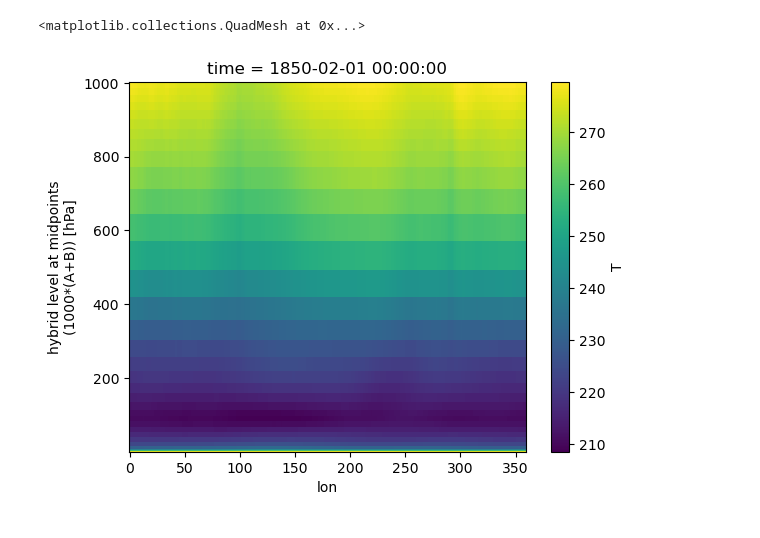
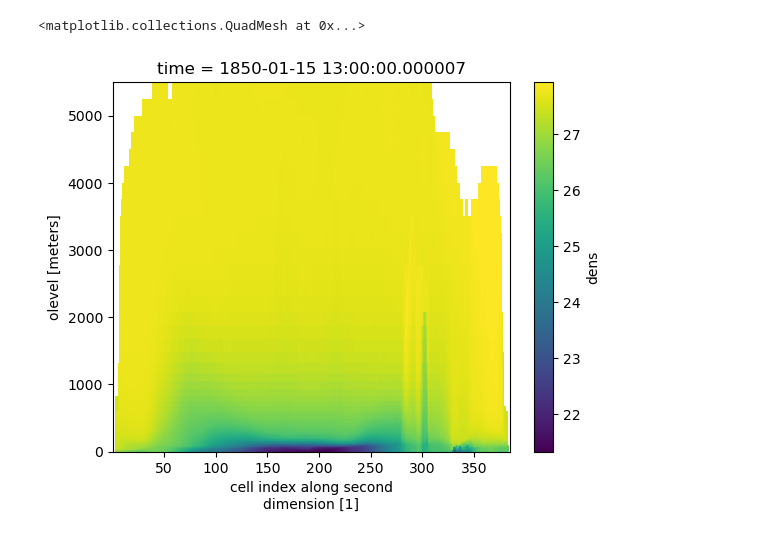
Before and after one commit to xCDAT/xcdat, a Jupyter notebook: docs/examples/regridding-vertical.ipynb, the cells around one changed output. Cells and saved outputs as stored; diff of their text form; code cells hidden in the pictures.

```diff
--- a/docs/examples/regridding-vertical.ipynb
+++ b/docs/examples/regridding-vertical.ipynb
@@ -91,13 +102,0 @@ We'll interpolate temperature onto surface pressure.
-# %%
-def atmosphere_hybrid_sigma_pressure_coordinate(a, b, p0, ps):
-    return a * p0 + b * ps
-
-terms = ds.cf.formula_terms["lev"]
-
-terms = {x: ds[y] for x, y in terms.items()}
-
-ds["pressure"] = atmosphere_hybrid_sigma_pressure_coordinate(**terms)
-
-output = ds.regridder.vertical('T', output_grid, tool='xgcm', method='linear', target_data="pressure")
-
-output.T.isel(time=0, lev=20).plot()
@@ -108,5 +103,7 @@ output.T.isel(time=0, lev=20).plot()
-# %%
-output.T.isel(time=0).mean(dim='lat').plot(x='lon')
-# %% [output]
-<matplotlib.collections.QuadMesh at 0x...>
-[figure, removed]
+# %%
+ds["dens"] = gsw.sigma0(ds.so, ds.thetao)
+
+ds.dens.isel(time=0).mean(dim="nlon").plot()
+# %% [output]
+<matplotlib.collections.QuadMesh at 0x...>
+[figure, added]
```
Also changed, not shown: parts of 14 cells of this notebook.
